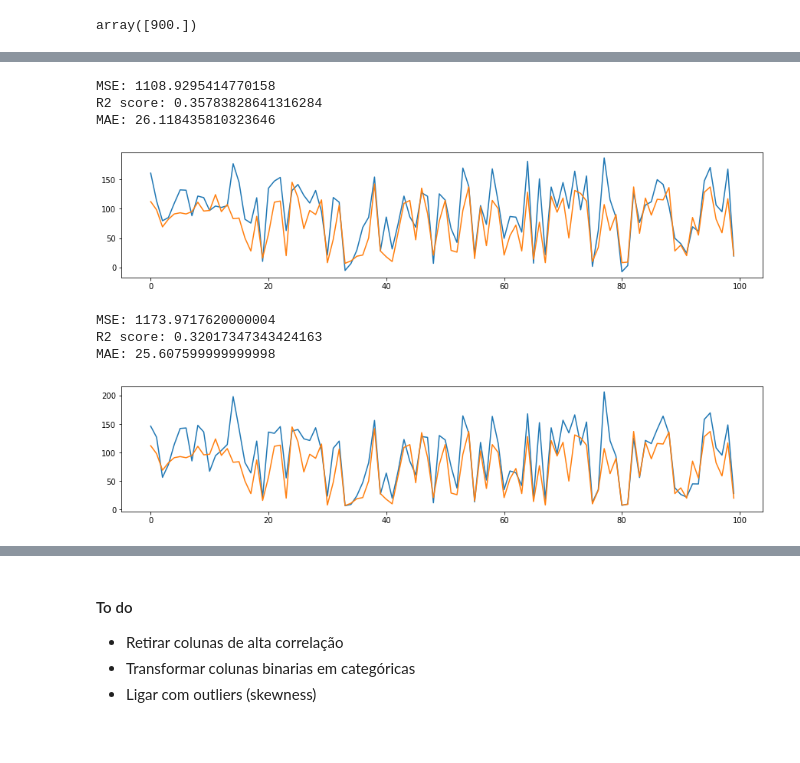
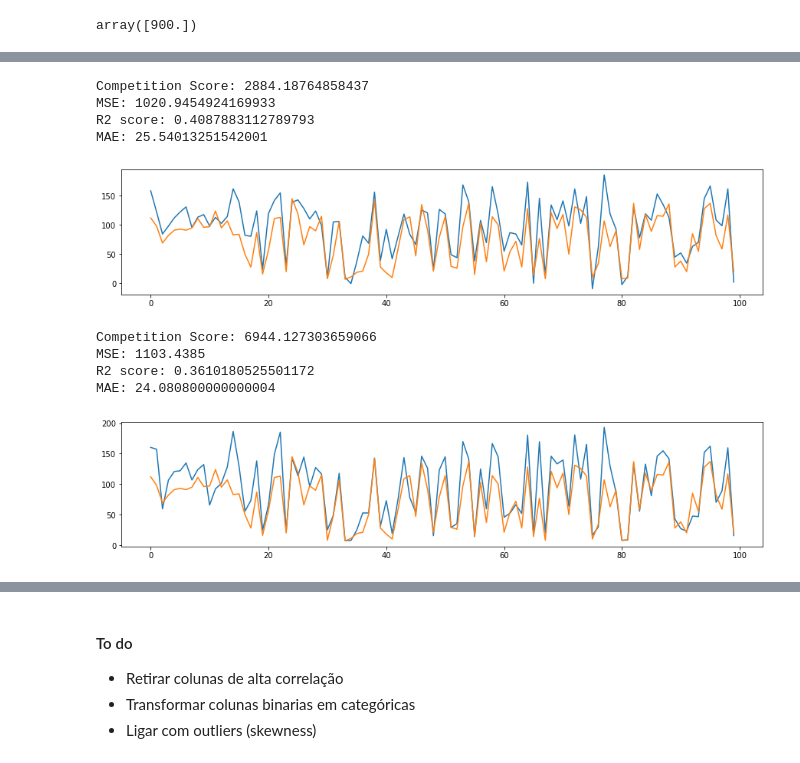
Before and after one commit to Bernardo-b/TG-ENG_MEC-UFMG, a Jupyter notebook: Exploring the data.ipynb, the cells around one changed output, grey strips where cells are left out. Saved outputs shown, nothing was run; the diff lists cells and outputs as text; code cells hidden in the pictures.

```diff
--- a/Exploring the data.ipynb
+++ b/Exploring the data.ipynb
@@ -384,5 +499,5 @@ fig,ax = plt.subplots(figsize=(15,3))
 ax.plot(pd.Series(prediction))
 ax.plot(test_Y)
 
-get_score(test_Y,prediction);
+results['BayesianRidge'] = get_score(test_Y,prediction);
 # %% [output]
@@ -399,7 +515,7 @@ fig,ax = plt.subplots(figsize=(15,3))
 ax.plot(pd.Series(prediction))
 ax.plot(test_Y)
 
-get_score(test_Y,prediction);
+results['LogisticRegression'] = get_score(test_Y,prediction);
 # %% [output]
 STOP: TOTAL NO. of ITERATIONS REACHED LIMIT.
 
@@ -415,10 +531,0 @@ MAE: 24.06
-# %%
-regr = linear_model.LassoLars()
-regr.fit(train_X_std, train_Y)
-prediction = regr.predict(test_X_std)
-
-fig,ax = plt.subplots(figsize=(15,3))
-ax.plot(pd.Series(prediction))
-ax.plot(test_Y)
-
-get_score(test_Y,prediction);
@@ -436,24 +538,26 @@ fig,ax = plt.subplots(figsize=(15,3))
 ax.plot(pd.Series(prediction))
 ax.plot(test_Y)
 
-get_score(test_Y,prediction);
+results['Ridge'] = get_score(test_Y,prediction);
 # %% [output]
-MSE: 1108.9295414770158
-R2 score: 0.35783828641316284
-MAE: 26.118435810323646
+Competition Score: 2884.18764858437
+MSE: 1020.9454924169933
+R2 score: 0.4087883112789793
+MAE: 25.54013251542001
-[figure, old version]
+[figure, new version]
 # %%
 regr = RandomForestRegressor()
 regr.fit(train_X, train_Y)
 prediction = regr.predict(test_X)
 
 fig,ax = plt.subplots(figsize=(15,3))
 ax.plot(pd.Series(prediction))
 ax.plot(test_Y)
 
-get_score(test_Y,prediction);
+results['RandomForestRegressor'] = get_score(test_Y,prediction);
 # %% [output]
-MSE: 1173.9717620000004
-R2 score: 0.32017347343424163
-MAE: 25.607599999999998
+Competition Score: 6944.127303659066
+MSE: 1103.4385
+R2 score: 0.3610180525501172
+MAE: 24.080800000000004
-[figure, old version]
+[figure, new version]
```
Also changed, not shown: parts of 44 cells of this notebook.
